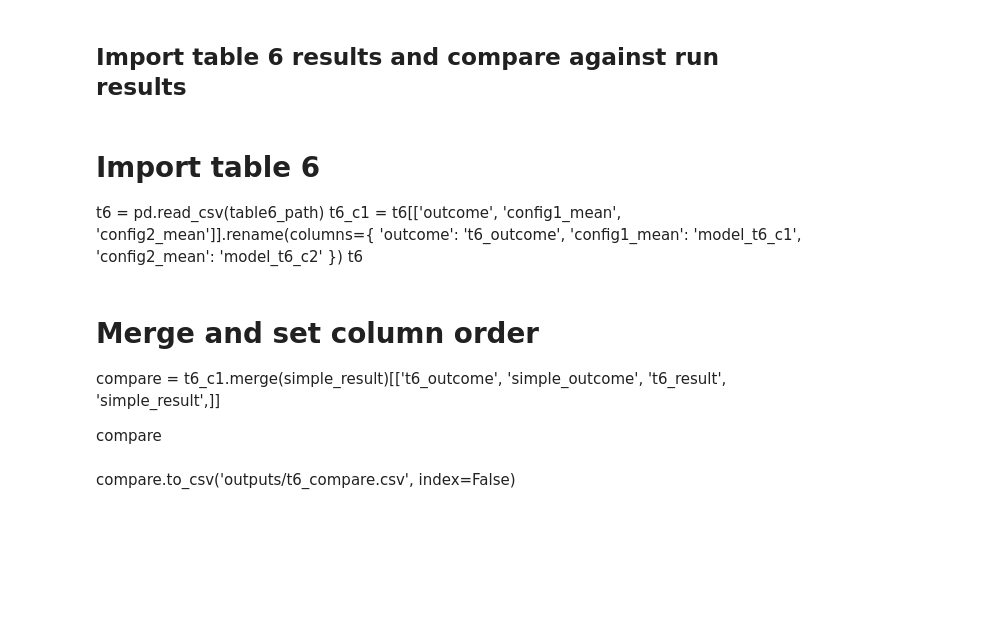
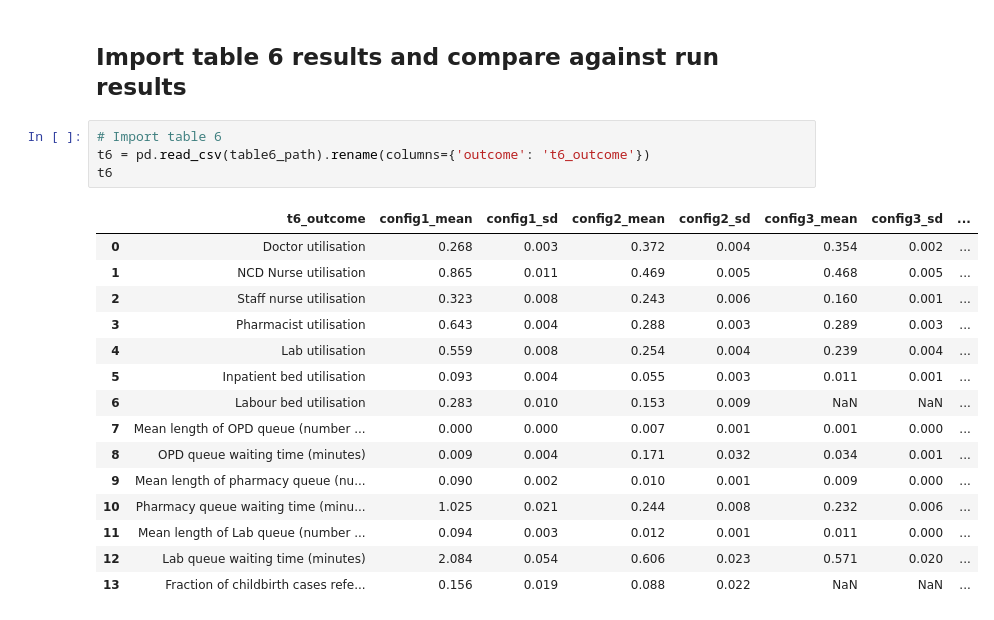
Before and after one commit to pythonhealthdatascience/stars-reproduce-shoaib-2022, a Jupyter notebook: reproduction/reproduce.ipynb, the cells around one changed output. Cells and saved outputs as stored; diff of their text form; blank space fills up the shorter version.

```diff
--- a/reproduction/reproduce.ipynb
+++ b/reproduction/reproduce.ipynb
@@ -218,19 +169,22 @@ summary
 # %% [markdown]
 ## Import table 6 results and compare against run results
-# %% [markdown]
-# Import table 6
-t6 = pd.read_csv(table6_path)
-t6_c1 = t6[['outcome', 'config1_mean', 'config2_mean']].rename(columns={
-    'outcome': 't6_outcome',
-    'config1_mean': 'model_t6_c1',
-    'config2_mean': 'model_t6_c2'
-})
-t6
-# %% [markdown]
-# Merge and set column order
-compare = t6_c1.merge(simple_result)[['t6_outcome', 'simple_outcome',
-                                      't6_result', 'simple_result',]]
-
-compare
-# %% [markdown]
-compare.to_csv('outputs/t6_compare.csv', index=False)
+# %%
+# Import table 6
+t6 = pd.read_csv(table6_path).rename(columns={'outcome': 't6_outcome'})
+t6
+# %% [output]
+|  | t6_outcome | config1_mean | config1_sd | config2_mean | config2_sd | config3_mean | config3_sd | ... |
+| 0 | Doctor utilisation | 0.268 | 0.003 | 0.372 | 0.004 | 0.354 | 0.002 | ... |
+| 1 | NCD Nurse utilisation | 0.865 | 0.011 | 0.469 | 0.005 | 0.468 | 0.005 | ... |
+| 2 | Staff nurse utilisation | 0.323 | 0.008 | 0.243 | 0.006 | 0.160 | 0.001 | ... |
+| 3 | Pharmacist utilisation | 0.643 | 0.004 | 0.288 | 0.003 | 0.289 | 0.003 | ... |
+| 4 | Lab utilisation | 0.559 | 0.008 | 0.254 | 0.004 | 0.239 | 0.004 | ... |
+| 5 | Inpatient bed utilisation | 0.093 | 0.004 | 0.055 | 0.003 | 0.011 | 0.001 | ... |
+| 6 | Labour bed utilisation | 0.283 | 0.010 | 0.153 | 0.009 | NaN | NaN | ... |
+| 7 | Mean length of OPD queue (number ... | 0.000 | 0.000 | 0.007 | 0.001 | 0.001 | 0.000 | ... |
+| 8 | OPD queue waiting time (minutes) | 0.009 | 0.004 | 0.171 | 0.032 | 0.034 | 0.001 | ... |
+| 9 | Mean length of pharmacy queue (nu... | 0.090 | 0.002 | 0.010 | 0.001 | 0.009 | 0.000 | ... |
+| 10 | Pharmacy queue waiting time (minu... | 1.025 | 0.021 | 0.244 | 0.008 | 0.232 | 0.006 | ... |
+| 11 | Mean length of Lab queue (number ... | 0.094 | 0.003 | 0.012 | 0.001 | 0.011 | 0.000 | ... |
+| 12 | Lab queue waiting time (minutes) | 2.084 | 0.054 | 0.606 | 0.023 | 0.571 | 0.020 | ... |
+| 13 | Fraction of childbirth cases refe... | 0.156 | 0.019 | 0.088 | 0.022 | NaN | NaN | ... |
```
Also changed, not shown: parts of 15 cells of this notebook, 5 other files.
